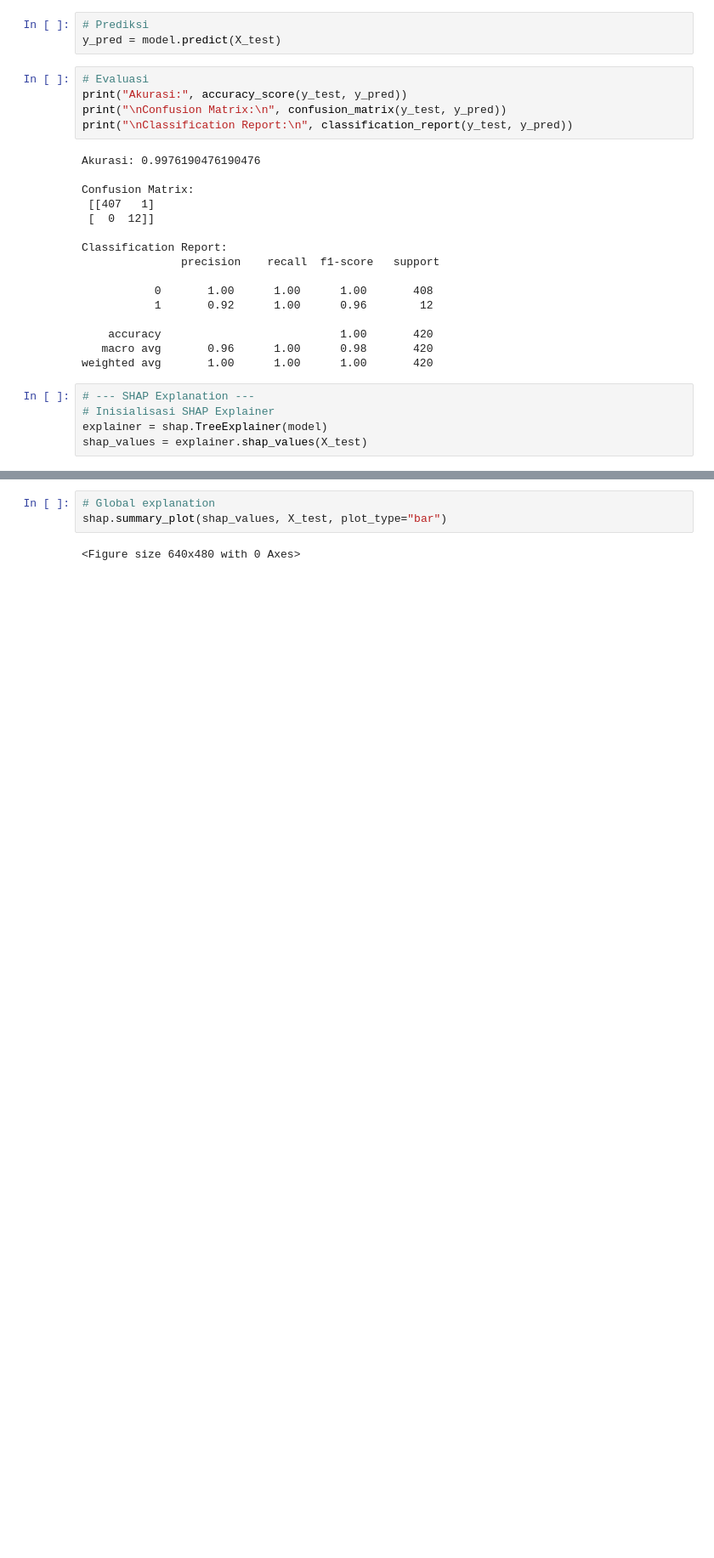
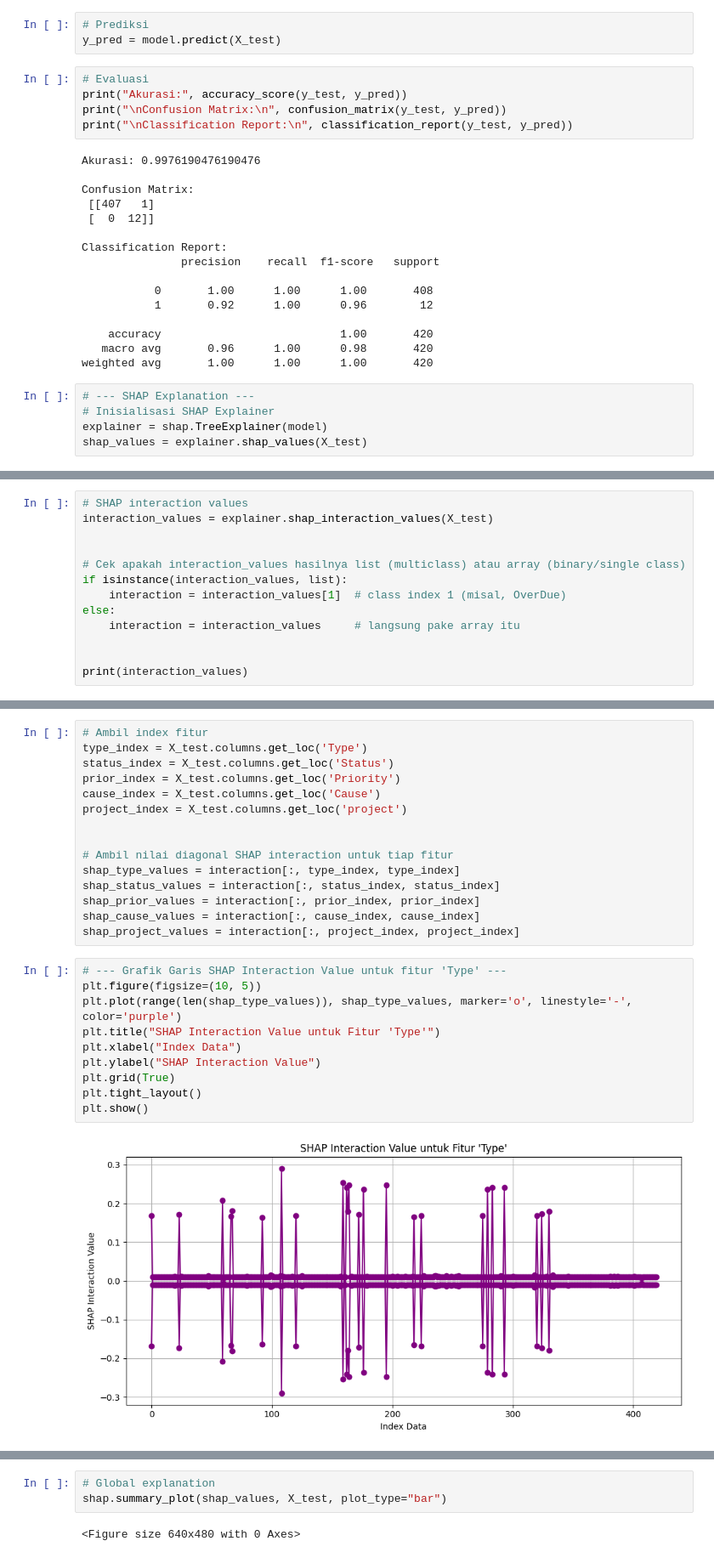
Before and after one commit to PenDZ-Alter/shap-project-management, a Jupyter notebook: construction_tasks_test.ipynb, the cells around one changed output, grey strips where cells are left out. Shown: that part at 85% size. Drawn from its saved outputs; the diff is of its cells as text; blank space fills up the shorter version.

```diff
--- a/construction_tasks_test.ipynb
+++ b/construction_tasks_test.ipynb
@@ -69,0 +102,13 @@ shap_values = explainer.shap_values(X_test)
+# %%
+# SHAP interaction values
+interaction_values = explainer.shap_interaction_values(X_test)
+
+
+# Cek apakah interaction_values hasilnya list (multiclass) atau array (binary/single class)
+if isinstance(interaction_values, list):
+    interaction = interaction_values[1]  # class index 1 (misal, OverDue)
+else:
+    interaction = interaction_values     # langsung pake array itu
+
+
+print(interaction_values)
@@ -69,0 +133,27 @@ shap_values = explainer.shap_values(X_test)
+# %%
+# Ambil index fitur
+type_index = X_test.columns.get_loc('Type')
+status_index = X_test.columns.get_loc('Status')
+prior_index = X_test.columns.get_loc('Priority')
+cause_index = X_test.columns.get_loc('Cause')
+project_index = X_test.columns.get_loc('project')
+
+
+# Ambil nilai diagonal SHAP interaction untuk tiap fitur
+shap_type_values = interaction[:, type_index, type_index]
+shap_status_values = interaction[:, status_index, status_index]
+shap_prior_values = interaction[:, prior_index, prior_index]
+shap_cause_values = interaction[:, cause_index, cause_index]
+shap_project_values = interaction[:, project_index, project_index]
+# %%
+# --- Grafik Garis SHAP Interaction Value untuk fitur 'Type' ---
+plt.figure(figsize=(10, 5))
+plt.plot(range(len(shap_type_values)), shap_type_values, marker='o', linestyle='-', color='purple')
+plt.title("SHAP Interaction Value untuk Fitur 'Type'")
+plt.xlabel("Index Data")
+plt.ylabel("SHAP Interaction Value")
+plt.grid(True)
+plt.tight_layout()
+plt.show()
+# %% [output]
+[figure, added]
```
Also changed, not shown: parts of 7 cells of this notebook.
